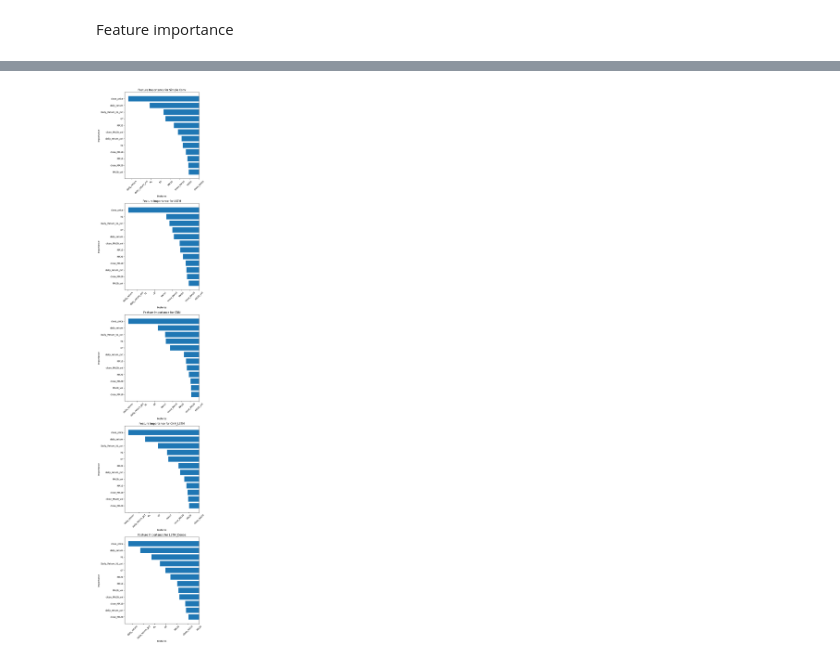
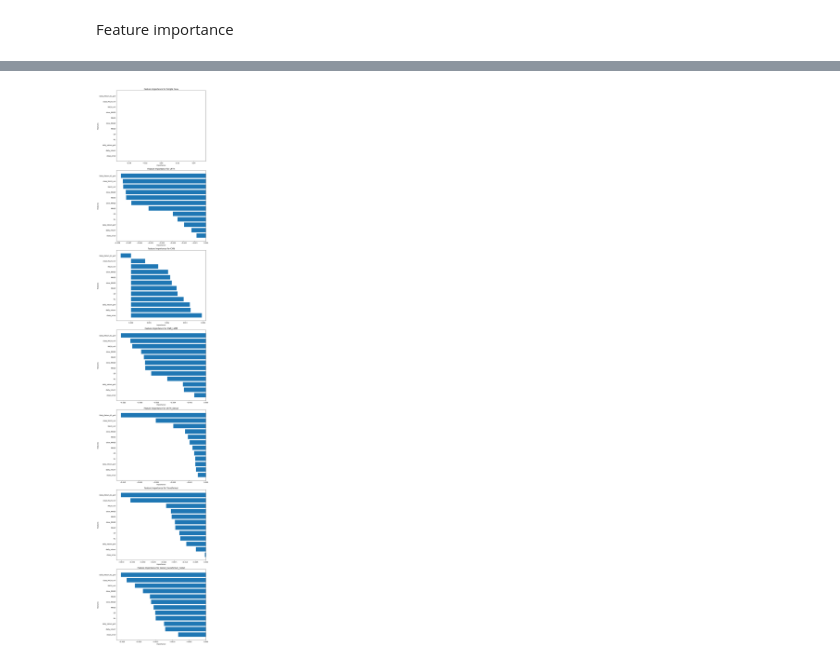
Before and after one commit to mrzaizai2k/VN_stock_predict, a Jupyter notebook: MWG_norm.ipynb, the cells around one changed output, grey strips where cells are left out. Saved outputs shown, nothing was run; the diff lists cells and outputs as text; code cells hidden in the pictures.

```diff
--- a/MWG_norm.ipynb
+++ b/MWG_norm.ipynb
@@ -768,0 +861,12 @@ dict_keys(['loss', 'mean_absolute_error', 'root_mean_squared_error', 'val_loss',
+# %%
+transformer_history = compile_and_fit(transformer_model, multi_window)
+
+# multi_val_performance = {}
+# multi_performance = {}
+
+IPython.display.clear_output()
+
+multi_val_performance['Transformer'] = transformer_model.evaluate(multi_window.val)
+multi_performance['Transformer'] = transformer_model.evaluate(multi_window.test, verbose=0)
+plot_train(transformer_history)
+multi_window.plot(transformer_model)
@@ -768,0 +973,12 @@ dict_keys(['loss', 'mean_absolute_error', 'root_mean_squared_error', 'val_loss',
+# %%
+resnet_transformer_history = compile_and_fit(resnet_transformer_model, multi_window)
+
+# multi_val_performance = {}
+# multi_performance = {}
+
+IPython.display.clear_output()
+
+multi_val_performance['resnet_transformer'] = resnet_transformer_model.evaluate(multi_window.val)
+multi_performance['resnet_transformer'] = resnet_transformer_model.evaluate(multi_window.test, verbose=0)
+plot_train(resnet_transformer_history)
+multi_window.plot(resnet_transformer_model)
@@ -844,7 +1065,7 @@ WindowGenerator.plot_inference_denorm = plot_inference_denorm
 # %% [markdown]
 All models
 # %%
-models = [multi_conv_model, multi_lstm_model, CNN_model,LSTM_Dense_model,CNN_LSTM_model]
+models = [multi_conv_model, multi_lstm_model, CNN_model,LSTM_Dense_model,CNN_LSTM_model,transformer_model,resnet_transformer_model]
 # %%
 for model_name, model in zip(list(multi_performance.keys()), models):
     print (model_name)
@@ -906,7 +1133,7 @@ def permutation_feature_importance(model, X, y_true):
 # %%
 def feature_impt (model,input = all_inputs, label = all_labels):
     # Calculate the feature importance
-    feature_importances = permutation_feature_importance(CNN_LSTM_model, all_inputs, all_labels)
+    feature_importances = permutation_feature_importance(model, all_inputs, all_labels)
 
     # Pair the feature importances with their names
     feature_importance_tuples = list(zip(train_df.columns, feature_importances))
@@ -920,20 +1147,20 @@ def feature_impt (model,input = all_inputs, label = all_labels):
     return sorted_feature_importances
 # %%
 num_models = len(models)
-fig, axs = plt.subplots(num_models, figsize=(7, 7 * num_models))
+fig, axs = plt.subplots(num_models, figsize=(10, 7 * num_models))
 
-i =0
+i = 0
 for (model_name, model) in zip(list(multi_performance.keys()), models):
     # Calculate the feature importance for the current model
-    sorted_feature_importances = feature_impt(model,all_inputs, all_labels)
+    sorted_feature_importances = feature_impt(model, all_inputs, all_labels)
 
     # Plot the sorted feature importances
     axs[i].barh([x[0] for x in sorted_feature_importances], [x[1] for x in sorted_feature_importances])
-    axs[i].set_xlabel('Features')
-    axs[i].set_ylabel('Importance')
+    axs[i].set_xlabel('Importance')
+    axs[i].set_ylabel('Features')
     axs[i].set_title(f'Feature Importance for {model_name}')
-    axs[i].set_xticklabels(df.columns, rotation=45)
-    i+=1
+    axs[i].set_yticklabels(df.columns)
+    i += 1
 plt.tight_layout()
 plt.show()
 # %% [output]
@@ -972 +1199 @@ plt.show()
-[figure, old version]
+[figure, new version]
```
Also changed, not shown: parts of 18 cells of this notebook, 3 other files.
